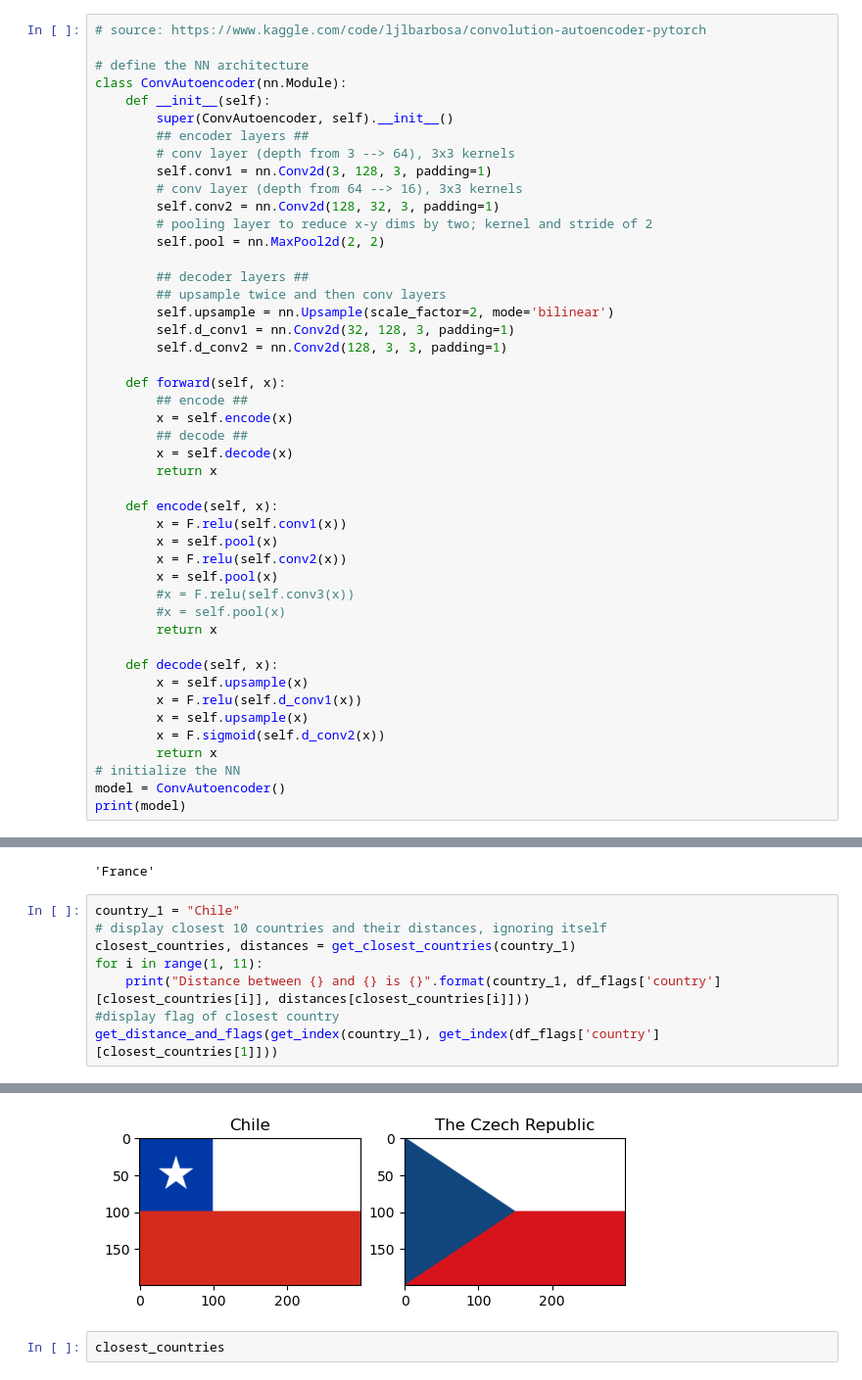
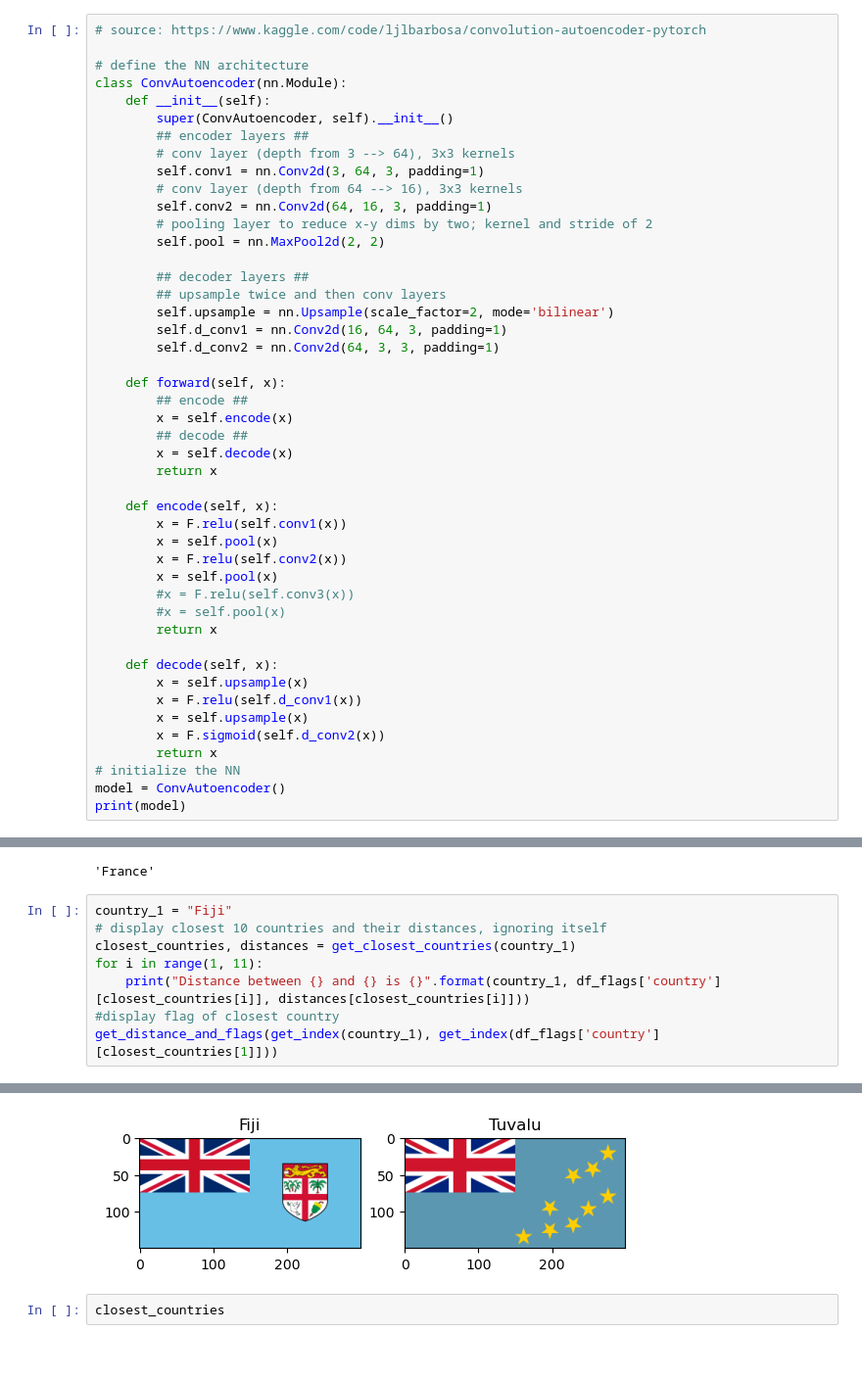
Before and after one commit to Dorin-D/m2-paris-saclay, a Jupyter notebook: flaguesser/flag_guesser.ipynb, the cells around one changed output, grey strips where cells are left out. Shown at 98% size. Drawn from its saved outputs; the diff is of its cells as text; blank space fills up the shorter version.

```diff
--- a/flaguesser/flag_guesser.ipynb
+++ b/flaguesser/flag_guesser.ipynb
@@ -70,17 +70,17 @@ class ConvAutoencoder(nn.Module):
         super(ConvAutoencoder, self).__init__()
         ## encoder layers ##
         # conv layer (depth from 3 --> 64), 3x3 kernels
-        self.conv1 = nn.Conv2d(3, 128, 3, padding=1)
+        self.conv1 = nn.Conv2d(3, 64, 3, padding=1)
         # conv layer (depth from 64 --> 16), 3x3 kernels
-        self.conv2 = nn.Conv2d(128, 32, 3, padding=1)
+        self.conv2 = nn.Conv2d(64, 16, 3, padding=1)
         # pooling layer to reduce x-y dims by two; kernel and stride of 2
         self.pool = nn.MaxPool2d(2, 2)
 
         ## decoder layers ##
         ## upsample twice and then conv layers
         self.upsample = nn.Upsample(scale_factor=2, mode='bilinear')
-        self.d_conv1 = nn.Conv2d(32, 128, 3, padding=1)
-        self.d_conv2 = nn.Conv2d(128, 3, 3, padding=1)
+        self.d_conv1 = nn.Conv2d(16, 64, 3, padding=1)
+        self.d_conv2 = nn.Conv2d(64, 3, 3, padding=1)
 
     def forward(self, x):
         ## encode ##
@@ -296,7 +294,7 @@ df_flags['country'][20]
 # %% [output]
 'France'
 # %%
-country_1 = "Chile"
+country_1 = "Fiji"
 # display closest 10 countries and their distances, ignoring itself
 closest_countries, distances = get_closest_countries(country_1)
 for i in range(1, 11):
@@ -318,4 +316,4 @@ Distance between Chile and The Czech Republic is 0.2637371375594558
-[figure, old version]
+[figure, new version]
 # %%
 closest_countries
 # %% [output]
```
Also changed, not shown: parts of 7 cells of this notebook, 1 other file.
